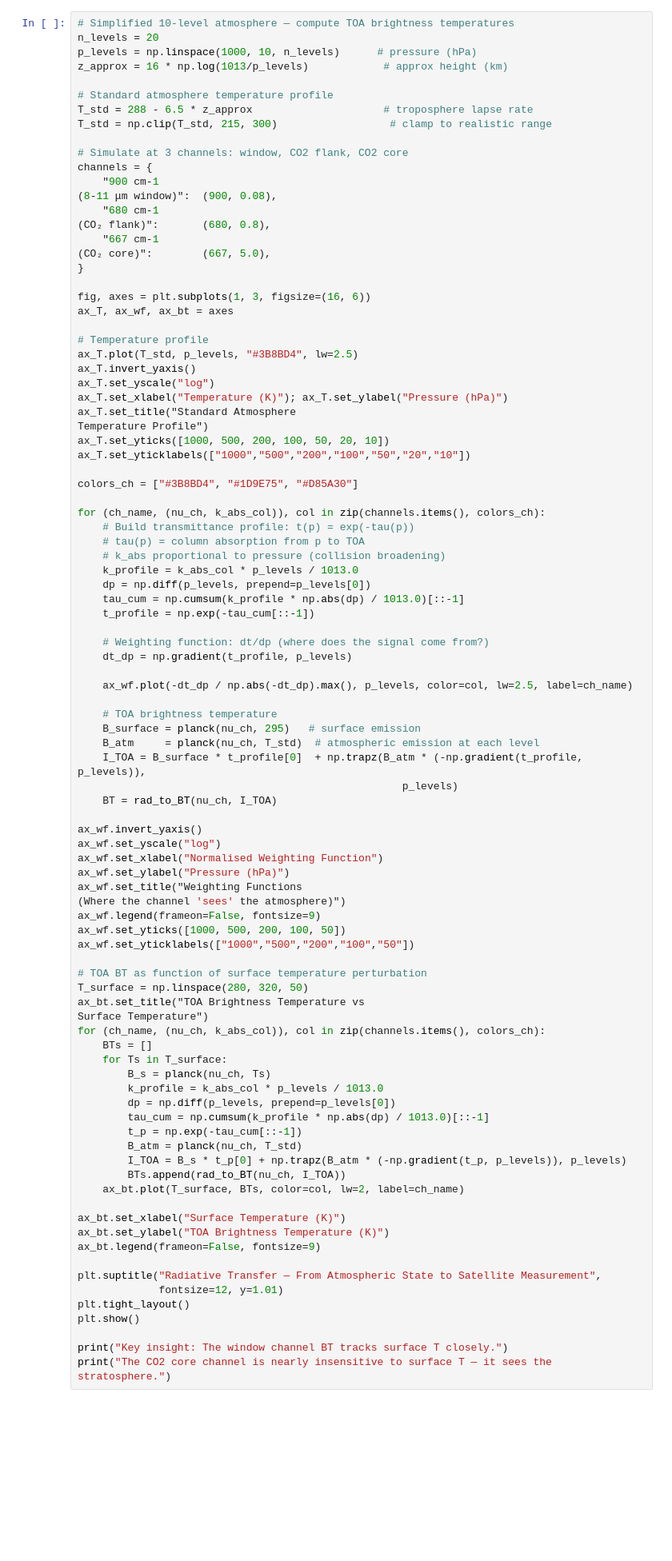
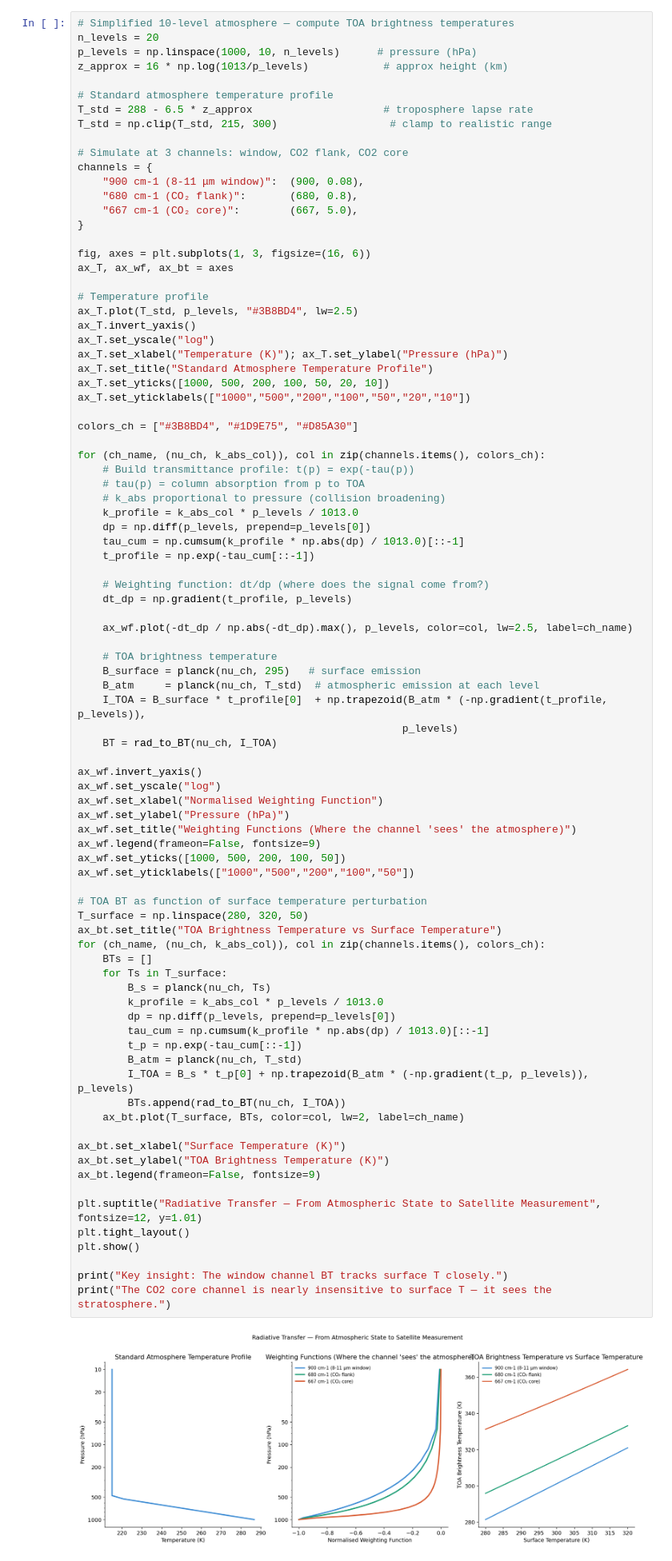
Before and after one commit to arunp77/Bayesian-Analysis-in-Astrophysics, a Jupyter notebook: bayes-atmospheric-remote-sensing/bayes-atmos/chapters/ch01_radiative_transfer/notebook.ipynb, the cells around one changed output. Shown at 80% size. Drawn from its saved outputs; the diff is of its cells as text; blank space fills up the shorter version.

```diff
--- a/bayes-atmospheric-remote-sensing/bayes-atmos/chapters/ch01_radiative_transfer/notebook.ipynb
+++ b/bayes-atmospheric-remote-sensing/bayes-atmos/chapters/ch01_radiative_transfer/notebook.ipynb
@@ -160,12 +167,9 @@ T_std = np.clip(T_std, 215, 300)                  # clamp to realistic range
 
 # Simulate at 3 channels: window, CO2 flank, CO2 core
 channels = {
-    "900 cm-1
-(8-11 μm window)":  (900, 0.08),
-    "680 cm-1
-(CO₂ flank)":       (680, 0.8),
-    "667 cm-1
-(CO₂ core)":        (667, 5.0),
+    "900 cm-1 (8-11 μm window)":  (900, 0.08),
+    "680 cm-1 (CO₂ flank)":       (680, 0.8),
+    "667 cm-1 (CO₂ core)":        (667, 5.0),
 }
 
 fig, axes = plt.subplots(1, 3, figsize=(16, 6))
@@ -176,8 +180,7 @@ ax_T.plot(T_std, p_levels, "#3B8BD4", lw=2.5)
 ax_T.invert_yaxis()
 ax_T.set_yscale("log")
 ax_T.set_xlabel("Temperature (K)"); ax_T.set_ylabel("Pressure (hPa)")
-ax_T.set_title("Standard Atmosphere
-Temperature Profile")
+ax_T.set_title("Standard Atmosphere Temperature Profile")
 ax_T.set_yticks([1000, 500, 200, 100, 50, 20, 10])
 ax_T.set_yticklabels(["1000","500","200","100","50","20","10"])
 
@@ -200,7 +203,7 @@ for (ch_name, (nu_ch, k_abs_col)), col in zip(channels.items(), colors_ch):
     # TOA brightness temperature
     B_surface = planck(nu_ch, 295)   # surface emission
     B_atm     = planck(nu_ch, T_std)  # atmospheric emission at each level
-    I_TOA = B_surface * t_profile[0]  + np.trapz(B_atm * (-np.gradient(t_profile, p_levels)),
+    I_TOA = B_surface * t_profile[0]  + np.trapezoid(B_atm * (-np.gradient(t_profile, p_levels)),
                                                     p_levels)
     BT = rad_to_BT(nu_ch, I_TOA)
 
@@ -208,37 +211,36 @@ ax_wf.invert_yaxis()
 ax_wf.set_yscale("log")
 ax_wf.set_xlabel("Normalised Weighting Function")
 ax_wf.set_ylabel("Pressure (hPa)")
-ax_wf.set_title("Weighting Functions
-(Where the channel 'sees' the atmosphere)")
+ax_wf.set_title("Weighting Functions (Where the channel 'sees' the atmosphere)")
 ax_wf.legend(frameon=False, fontsize=9)
 ax_wf.set_yticks([1000, 500, 200, 100, 50])
 ax_wf.set_yticklabels(["1000","500","200","100","50"])
 
 # TOA BT as function of surface temperature perturbation
 T_surface = np.linspace(280, 320, 50)
-ax_bt.set_title("TOA Brightness Temperature vs
-Surface Temperature")
+ax_bt.set_title("TOA Brightness Temperature vs Surface Temperature")
 for (ch_name, (nu_ch, k_abs_col)), col in zip(channels.items(), colors_ch):
     BTs = []
     for Ts in T_surface:
         B_s = planck(nu_ch, Ts)
         k_profile = k_abs_col * p_levels / 1013.0
         dp = np.diff(p_levels, prepend=p_levels[0])
         tau_cum = np.cumsum(k_profile * np.abs(dp) / 1013.0)[::-1]
         t_p = np.exp(-tau_cum[::-1])
         B_atm = planck(nu_ch, T_std)
-        I_TOA = B_s * t_p[0] + np.trapz(B_atm * (-np.gradient(t_p, p_levels)), p_levels)
+        I_TOA = B_s * t_p[0] + np.trapezoid(B_atm * (-np.gradient(t_p, p_levels)), p_levels)
         BTs.append(rad_to_BT(nu_ch, I_TOA))
     ax_bt.plot(T_surface, BTs, color=col, lw=2, label=ch_name)
 
 ax_bt.set_xlabel("Surface Temperature (K)")
 ax_bt.set_ylabel("TOA Brightness Temperature (K)")
 ax_bt.legend(frameon=False, fontsize=9)
 
-plt.suptitle("Radiative Transfer — From Atmospheric State to Satellite Measurement",
-             fontsize=12, y=1.01)
+plt.suptitle("Radiative Transfer — From Atmospheric State to Satellite Measurement", fontsize=12, y=1.01)
 plt.tight_layout()
 plt.show()
 
 print("Key insight: The window channel BT tracks surface T closely.")
 print("The CO2 core channel is nearly insensitive to surface T — it sees the stratosphere.")
+# %% [output]
+[figure, added]
```
Also changed, not shown: parts of 6 cells of this notebook.
